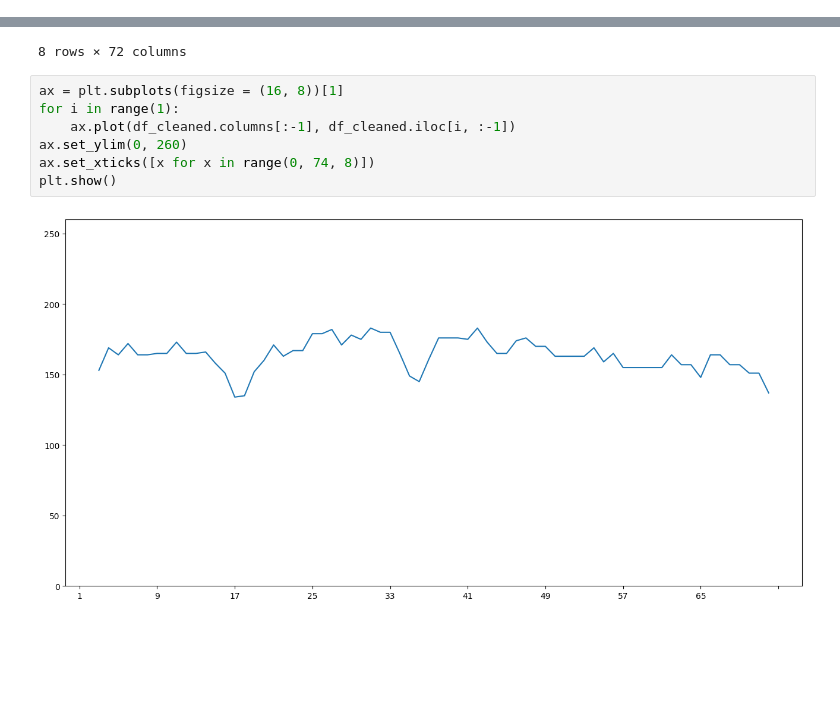
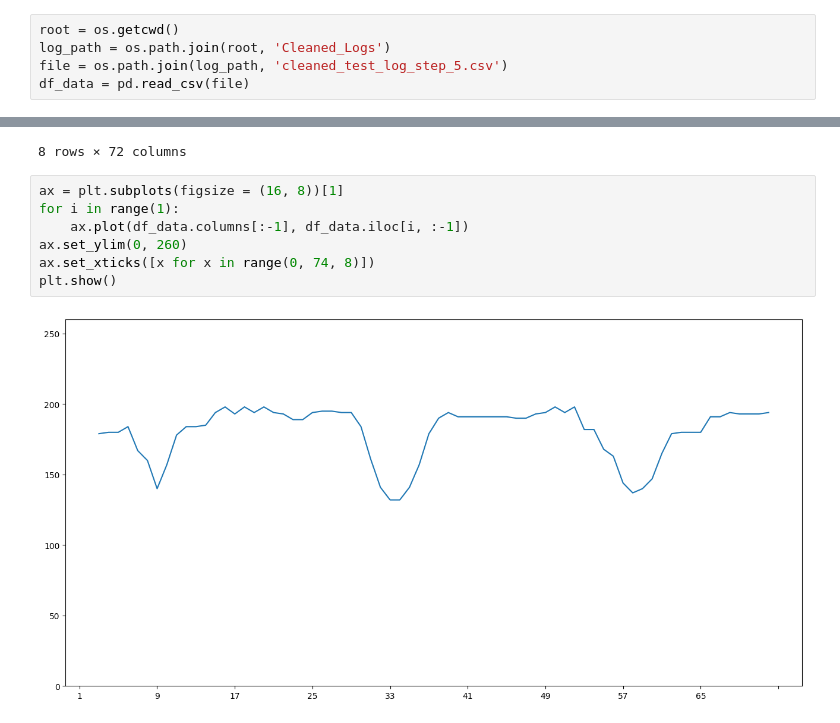
Before and after one commit to ricgoe/PyESP, a Jupyter notebook: notebook.ipynb, the cells around one changed output, grey strips where cells are left out. Cells and saved outputs as stored; diff of their text form; blank space fills up the shorter version.

```diff
--- a/notebook.ipynb
+++ b/notebook.ipynb
@@ -7,3 +6,8 @@ df_data = pd.read_csv('pyramid_log_step_5.csv')
+# %%
+root = os.getcwd()
+log_path = os.path.join(root, 'Cleaned_Logs')
+file = os.path.join(log_path, 'cleaned_test_log_step_5.csv')
+df_data = pd.read_csv(file)
 # %%
 df_data.head()
 # %% [output]
@@ -57,9 +59,9 @@ df_cleaned.describe()
 # %%
 ax = plt.subplots(figsize = (16, 8))[1]
 for i in range(1):
-    ax.plot(df_cleaned.columns[:-1], df_cleaned.iloc[i, :-1])
+    ax.plot(df_data.columns[:-1], df_data.iloc[i, :-1])
 ax.set_ylim(0, 260)
 ax.set_xticks([x for x in range(0, 74, 8)])
 plt.show()
 # %% [output]
-[figure, old version]
+[figure, new version]
```
Also changed, not shown: parts of 5 cells of this notebook.
